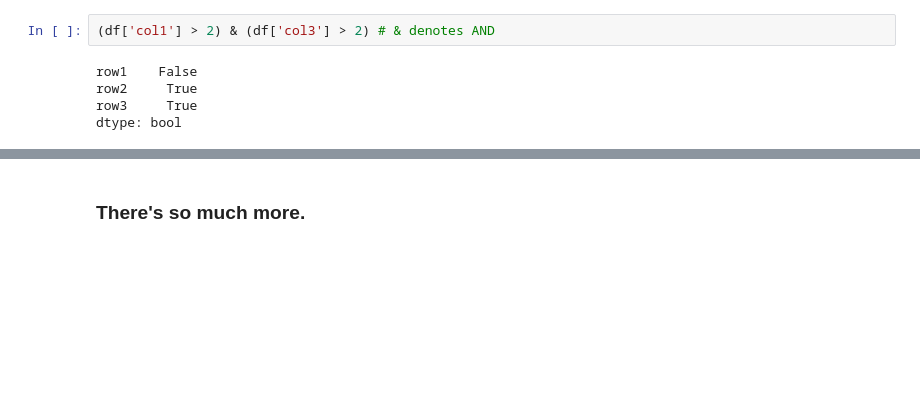
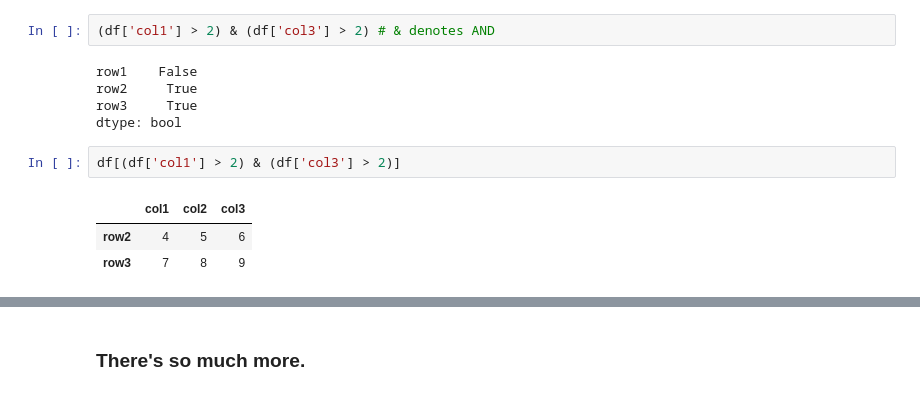
Before and after one commit to LawerenceLee/data-science-pipeline, a Jupyter notebook: (1) Data Types .ipynb, the cells around one changed output, grey strips where cells are left out. Drawn from its saved outputs; the diff is of its cells as text; blank space fills up the shorter version.

```diff
--- a/(1) Data Types .ipynb
+++ b/(1) Data Types .ipynb
@@ -420,3 +451,9 @@ row1    False
 row2     True
 row3     True
 dtype: bool
+# %%
+df[(df['col1'] > 2) & (df['col3'] > 2)]
+# %% [output]
+|  | col1 | col2 | col3 |
+| row2 | 4 | 5 | 6 |
+| row3 | 7 | 8 | 9 |
```
Also changed, not shown: parts of 21 cells of this notebook.
